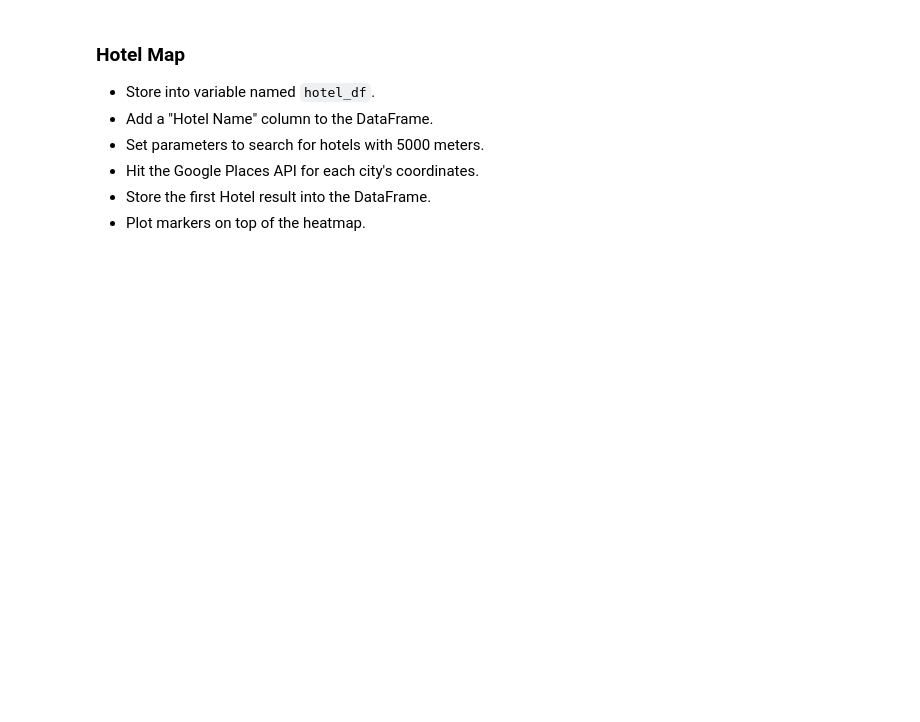
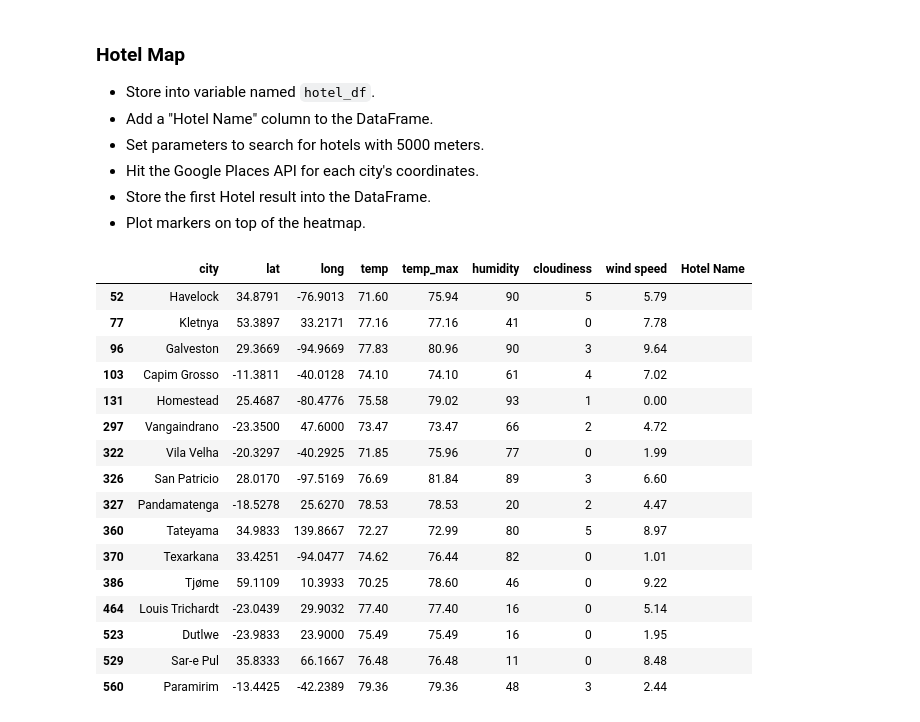
Before and after one commit to nithiyasuresh/python-api-challenge, a Jupyter notebook: Nithiya_VacationPy.ipynb, the cells around one changed output. Saved outputs shown, nothing was run; the diff lists cells and outputs as text; code cells hidden in the pictures; blank space fills up the shorter version.

Commit message:
VacationPy updated.

```diff
--- a/Nithiya_VacationPy.ipynb
+++ b/Nithiya_VacationPy.ipynb
@@ -102,3 +111,10 @@ fig
 ### Create new DataFrame fitting weather criteria
 * Narrow down the cities to fit weather conditions.
 * Drop any rows will null values.
+# %%
+ideal_df = vacation_df[(vacation_df['temp'] >= 70) & (vacation_df['temp'] <= 80)]
+ideal_df = ideal_df[ideal_df['wind speed'] <= 10]
+ideal_df = ideal_df[ideal_df['cloudiness'] <= 5]
+# ideal_df = ideal_df[ideal_df['humidity'] <= 70]
+hotel_df = ideal_df
+hotel_df
@@ -110,3 +144,24 @@ fig
 * Hit the Google Places API for each city's coordinates.
 * Store the first Hotel result into the DataFrame.
 * Plot markers on top of the heatmap.
+# %%
+hotel_df['Hotel Name'] = ""
+hotel_df
+# %% [output]
+|  | city | lat | long | temp | temp_max | humidity | cloudiness | wind speed | Hotel Name |
+| 52 | Havelock | 34.8791 | -76.9013 | 71.60 | 75.94 | 90 | 5 | 5.79 |  |
+| 77 | Kletnya | 53.3897 | 33.2171 | 77.16 | 77.16 | 41 | 0 | 7.78 |  |
+| 96 | Galveston | 29.3669 | -94.9669 | 77.83 | 80.96 | 90 | 3 | 9.64 |  |
+| 103 | Capim Grosso | -11.3811 | -40.0128 | 74.10 | 74.10 | 61 | 4 | 7.02 |  |
+| 131 | Homestead | 25.4687 | -80.4776 | 75.58 | 79.02 | 93 | 1 | 0.00 |  |
+| 297 | Vangaindrano | -23.3500 | 47.6000 | 73.47 | 73.47 | 66 | 2 | 4.72 |  |
+| 322 | Vila Velha | -20.3297 | -40.2925 | 71.85 | 75.96 | 77 | 0 | 1.99 |  |
+| 326 | San Patricio | 28.0170 | -97.5169 | 76.69 | 81.84 | 89 | 3 | 6.60 |  |
+| 327 | Pandamatenga | -18.5278 | 25.6270 | 78.53 | 78.53 | 20 | 2 | 4.47 |  |
+| 360 | Tateyama | 34.9833 | 139.8667 | 72.27 | 72.99 | 80 | 5 | 8.97 |  |
+| 370 | Texarkana | 33.4251 | -94.0477 | 74.62 | 76.44 | 82 | 0 | 1.01 |  |
+| 386 | Tjøme | 59.1109 | 10.3933 | 70.25 | 78.60 | 46 | 0 | 9.22 |  |
+| 464 | Louis Trichardt | -23.0439 | 29.9032 | 77.40 | 77.40 | 16 | 0 | 5.14 |  |
+| 523 | Dutlwe | -23.9833 | 23.9000 | 75.49 | 75.49 | 16 | 0 | 1.95 |  |
+| 529 | Sar-e Pul | 35.8333 | 66.1667 | 76.48 | 76.48 | 11 | 0 | 8.48 |  |
+| 560 | Paramirim | -13.4425 | -42.2389 | 79.36 | 79.36 | 48 | 3 | 2.44 |  |
```
Also changed, not shown: parts of 7 cells of this notebook, 1 other file.
